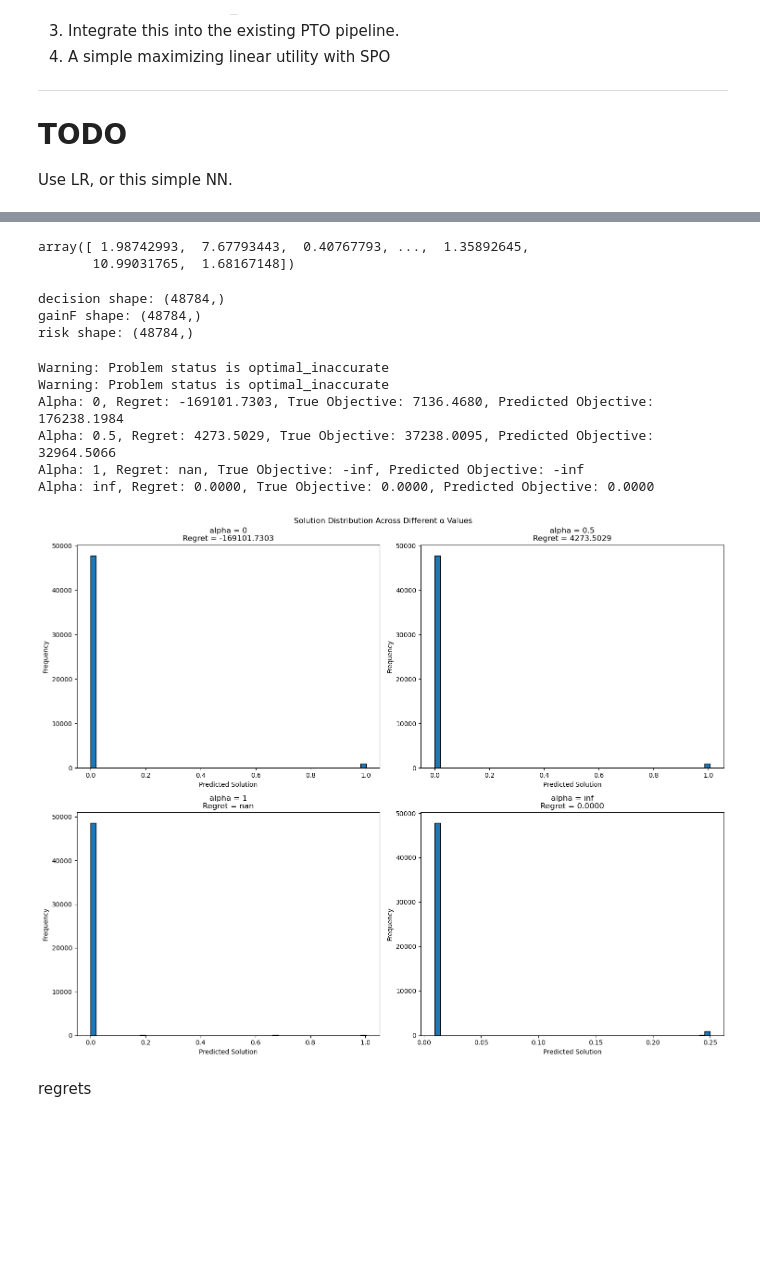
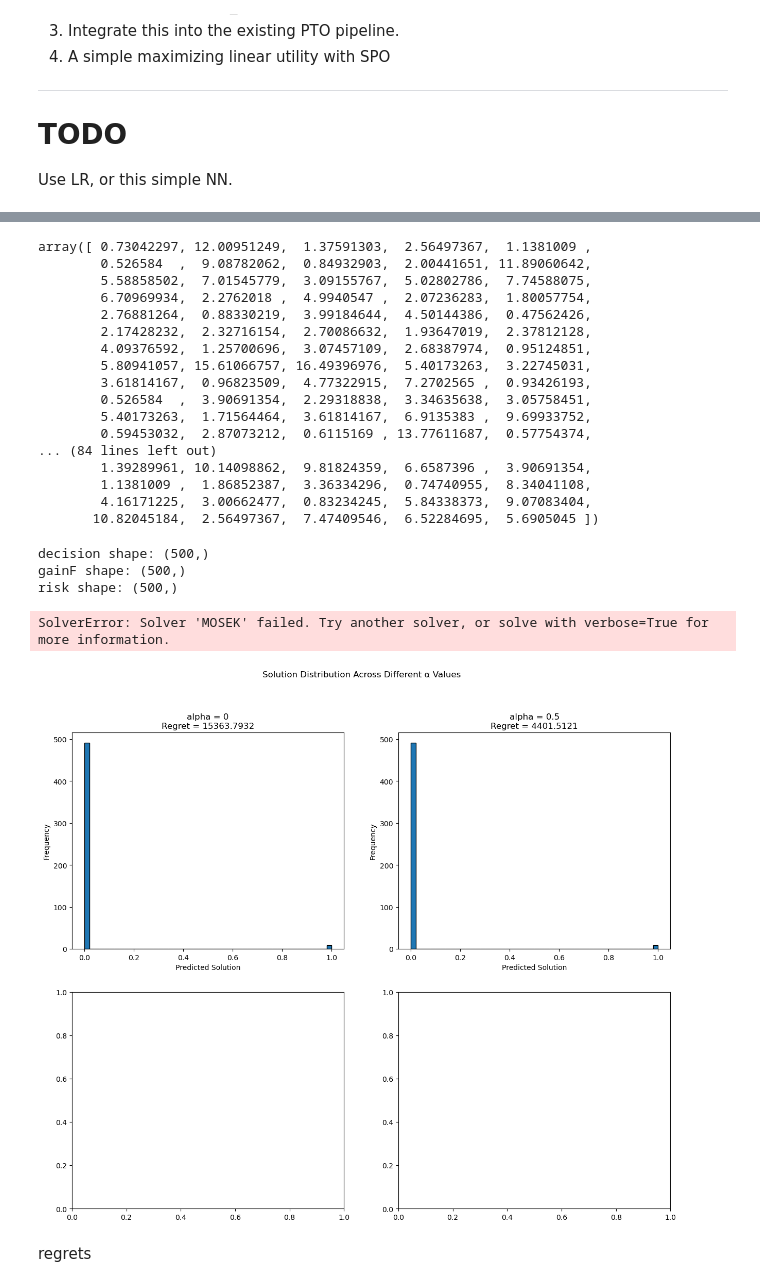
Before and after one commit to DennisWang2488/Fairness-Decision-Focused-Loss, a Jupyter notebook: The Paper/eda.ipynb, the cells around one changed output, grey strips where cells are left out. Saved outputs shown, nothing was run; the diff lists cells and outputs as text; code cells hidden in the pictures; blank space fills up the shorter version.

```diff
--- a/The Paper/eda.ipynb
+++ b/The Paper/eda.ipynb
@@ -43,3 +43,10 @@ columns_to_keep = [
 # for race 0 is white, 1 is black
 df_stat = df[columns_to_keep]
 df_feature = df[[col for col in df.columns if col not in columns_to_keep]]
+# %%
+df = df[(df['risk_score_t'] > 0.1) & (df['g_continuous'] > 0.1)]
+
+# subset a sample of 5000 rows of df
+df = df.sample(n=500, random_state=1)
+
+df.shape
@@ -46,20 +55,12 @@ df_feature = df[[col for col in df.columns if col not in columns_to_keep]]
 # %%
 all_features = df[get_all_features(df)]
-risk_score = df['risk_score_t']
-g_factor = df['g_continuous']
-decision = df['propensity_score']
-
 feats = all_features.values
-risk = risk_score.values
+risk = df['risk_score_t'].values
+gainF = df['g_continuous'].values
+decision = df['propensity_score'].values
 cost = np.ones(risk.shape)
-gainF = g_factor.values
-decision = decision.values
 
 alpha = 0.5
 Q = 1e3
 
-data = feats, risk, cost, gainF, decision
-
-num_data, num_items = risk.shape[0], 1
-
-print(num_data, num_items)
+utility = risk * gainF * decision
@@ -119,11 +112,12 @@ class RiskPredictor(nn.Module):
         return self.model(x)
 
 # Training function
-def train_model(features, risks, epochs=1, batch_size=32):
+def train_model(features, risks, epochs=10, batch_size=32):
     dataset = RiskDataset(features, risks)
     dataloader = DataLoader(dataset, batch_size=batch_size, shuffle=True)
 
     model = RiskPredictor(features.shape[1])
+    model.train()
     criterion = nn.MSELoss()
     optimizer = torch.optim.Adam(model.parameters(), lr=0.001)
 
@@ -190,7 +187,7 @@ def solve_optimization(gainF, risk, cost, alpha, Q):
 
     # Solve the problem
     problem = cp.Problem(objective, constraints)
-    problem.solve(solver=cp.SCS, max_iters=2000, verbose=False)
+    problem.solve(solver=cp.MOSEK, verbose=False)
 
     if problem.status != 'optimal':
         print(f"Warning: Problem status is {problem.status}")
@@ -214,14 +210,29 @@ array([0.        , 0.        , 0.42218953, ..., 0.        , 0.        ,
 # %%
 risk.flatten()
 # %% [output]
-array([ 1.98742993,  7.67793443,  0.40767793, ...,  1.35892645,
-       10.99031765,  1.68167148])
+array([ 0.73042297, 12.00951249,  1.37591303,  2.56497367,  1.1381009 ,
+        0.526584  ,  9.08782062,  0.84932903,  2.00441651, 11.89060642,
+        5.58858502,  7.01545779,  3.09155767,  5.02802786,  7.74588075,
+        6.70969934,  2.2762018 ,  4.9940547 ,  2.07236283,  1.80057754,
+        2.76881264,  0.88330219,  3.99184644,  4.50144386,  0.47562426,
+        2.17428232,  2.32716154,  2.70086632,  1.93647019,  2.37812128,
+        4.09376592,  1.25700696,  3.07457109,  2.68387974,  0.95124851,
+        5.80941057, 15.61066757, 16.49396976,  5.40173263,  3.22745031,
+        3.61814167,  0.96823509,  4.77322915,  7.2702565 ,  0.93426193,
+        0.526584  ,  3.90691354,  2.29318838,  3.34635638,  3.05758451,
+        5.40173263,  1.71564464,  3.61814167,  6.9135383 ,  9.69933752,
+        0.59453032,  2.87073212,  0.6115169 , 13.77611687,  0.57754374,
+... (84 lines left out)
+        1.39289961, 10.14098862,  9.81824359,  6.6587396 ,  3.90691354,
+        1.1381009 ,  1.86852387,  3.36334296,  0.74740955,  8.34041108,
+        4.16171225,  3.00662477,  0.83234245,  5.84338373,  9.07083404,
+       10.82045184,  2.56497367,  7.47409546,  6.52284695,  5.6905045 ])
 # %%
 print("decision shape:", decision.shape)
 print("gainF shape:", gainF.shape)
 print("risk shape:", risk.shape)
 # %% [output]
-decision shape: (48784,)
-gainF shape: (48784,)
-risk shape: (48784,)
+decision shape: (500,)
+gainF shape: (500,)
+risk shape: (500,)
 # %%
@@ -253,40 +261,38 @@ def analyze_alpha_fairness(model, feats, gainF, risk, cost, Q):
         # Calculate objectives
         if alpha != 'inf':
             if alpha == 1:
                 pred_obj = np.sum(np.log(risk * gainF * pred_sol))
                 true_obj = np.sum(np.log(risk * gainF * opt_sol))
+            elif alpha == 0:
+                pred_obj = np.sum(risk * gainF * pred_sol)
+                true_obj = np.sum(risk * gainF * opt_sol)
             else:
                 pred_obj = np.sum((risk * gainF * pred_sol)**(1-alpha)/(1-alpha))
                 true_obj = np.sum((opt_sol * gainF * risk)**(1-alpha)/(1-alpha))
         else:
             pred_obj = np.min(risk * gainF * pred_sol)
             true_obj = np.min(risk * gainF * opt_sol)
 
         regret = true_obj - pred_obj
         regrets.append((alpha, regret, true_obj, pred_obj))
 
         axes[row, col].hist(pred_sol, bins=50, edgecolor='k')
         axes[row, col].set_xlabel('Predicted Solution')
         axes[row, col].set_ylabel('Frequency')
         axes[row, col].set_title(f'alpha = {alpha}\nRegret = {regret:.4f}')
 
     plt.tight_layout()
 
     for alpha, regret, true_obj, pred_obj in regrets:
         print(f'Alpha: {alpha}, Regret: {regret:.4f}, True Objective: {true_obj:.4f}, Predicted Objective: {pred_obj:.4f}')
 
     return fig, regrets
 
 fig, regrets = analyze_alpha_fairness(model, feats, gainF, risk, cost, Q)
 plt.show()
 # %% [output]
-Warning: Problem status is optimal_inaccurate
-Warning: Problem status is optimal_inaccurate
-Alpha: 0, Regret: -169101.7303, True Objective: 7136.4680, Predicted Objective: 176238.1984
-Alpha: 0.5, Regret: 4273.5029, True Objective: 37238.0095, Predicted Objective: 32964.5066
-Alpha: 1, Regret: nan, True Objective: -inf, Predicted Objective: -inf
-Alpha: inf, Regret: 0.0000, True Objective: 0.0000, Predicted Objective: 0.0000
+SolverError: Solver 'MOSEK' failed. Try another solver, or solve with verbose=True for more information.
-[figure, old version]
+[figure, new version]
 # %% [markdown]
 regrets
 # %% [markdown]
```
Also changed, not shown: parts of 12 cells of this notebook, 2 other files.
